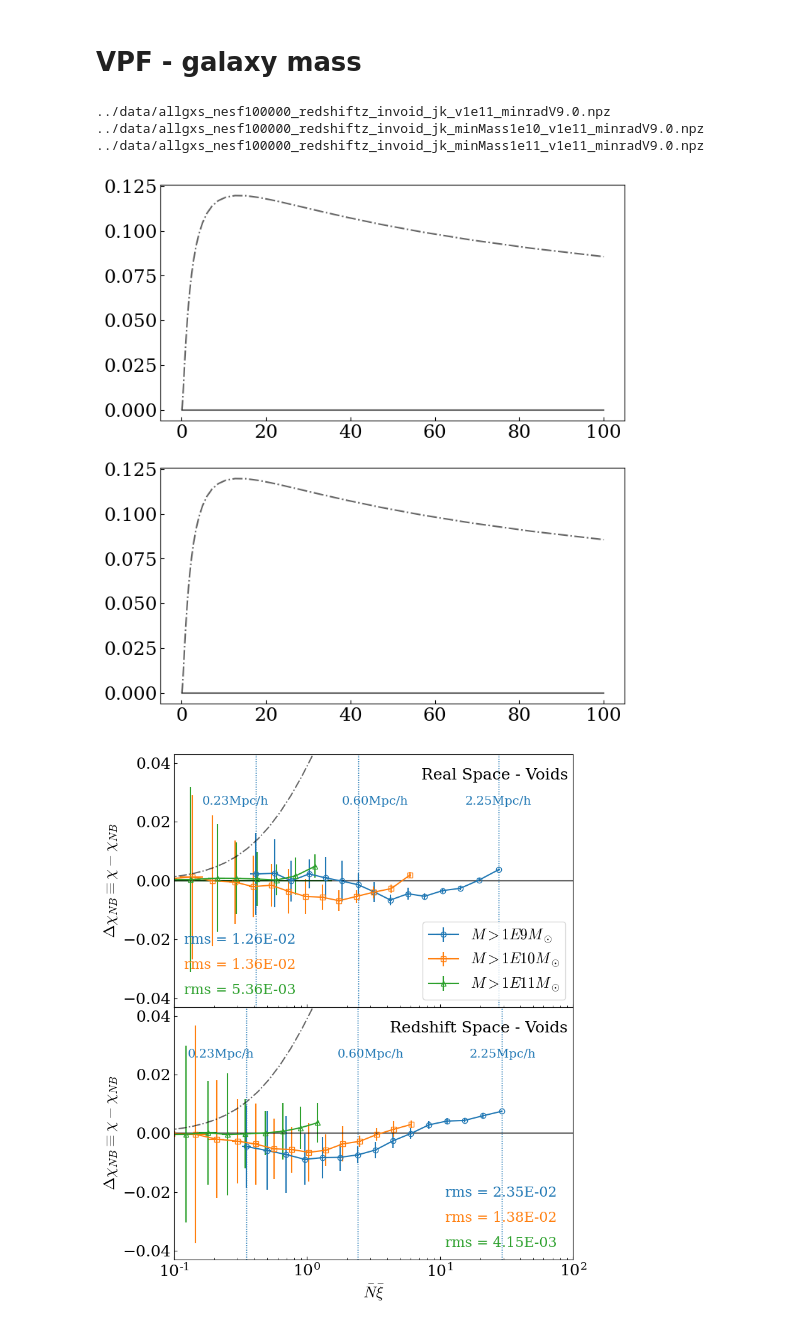
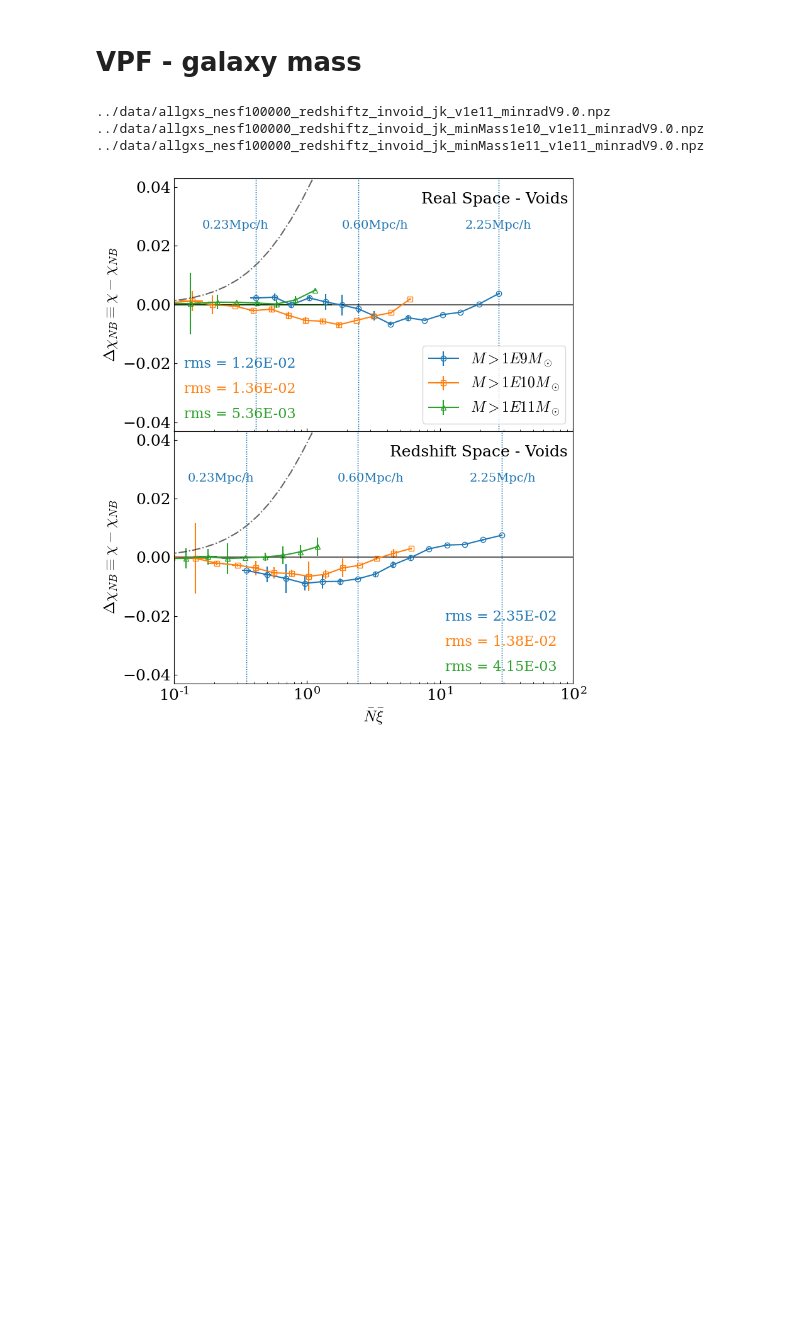
Before and after one commit to FedeDavilaKurban/VPF, a Jupyter notebook: plotsPaperFinal.ipynb, the cells around one changed output. Saved outputs shown, nothing was run; the diff lists cells and outputs as text; code cells hidden in the pictures; blank space fills up the shorter version.

```diff
--- a/plotsPaperFinal.ipynb
+++ b/plotsPaperFinal.ipynb
@@ -55,7 +55,7 @@ xi_mean = stats['arr_8']
 xi_mean_std = stats['arr_9']
 rs = stats['arr_10']
 
-P0err=delta_P0(P0,10E5)
+P0err=delta_P0(P0,1E5)
 NXierr=delta_NXi(NXi,N_mean,N_mean_std,xi_mean,xi_mean_std)
 chierr=delta_chi(chi,P0,P0err,N_mean,N_mean_std)
 
@@ -91,7 +91,7 @@ for file,marker,label,ypos_rms in zip(files,markers,labels,ypos_rmss):
     xi_mean_std = stats['arr_9']
     rs = stats['arr_10']
 
-    P0err=delta_P0(P0,10E5)
+    P0err=delta_P0(P0,1E5)
     NXierr=delta_NXi(NXi,N_mean,N_mean_std,xi_mean,xi_mean_std)
     chierr=delta_chi(chi,P0,P0err,N_mean,N_mean_std)
 
@@ -142,7 +142,7 @@ for file,marker,label,ypos_rms in zip(files,markers,labels,ypos_rmss):
     rs = stats['arr_10']
 
     # Errors
-    P0err=delta_P0(P0,10E5)
+    P0err=delta_P0(P0,1E5)
     NXierr=delta_NXi(NXi,N_mean,N_mean_std,xi_mean,xi_mean_std)
     chierr=delta_chi(chi,P0,P0err,N_mean,N_mean_std)
 
@@ -277,7 +277,7 @@ for file,marker,label,ypos_rms in zip(files,markers,labels,ypos_rmss):
     xi_mean_std = stats['arr_9']
     rs = stats['arr_10']
 
-    P0err=delta_P0(P0,10E5)
+    P0err=delta_P0(P0,1E5)
     NXierr=delta_NXi(NXi,N_mean,N_mean_std,xi_mean,xi_mean_std)
     chierr=delta_chi(chi,P0,P0err,N_mean,N_mean_std)
 
@@ -331,7 +331,7 @@ for file,marker,label,ypos_rms in zip(files,markers,labels,ypos_rmss):
     rs = stats['arr_10']
 
     # Errors
-    P0err=delta_P0(P0,10E5)
+    P0err=delta_P0(P0,1E5)
     NXierr=delta_NXi(NXi,N_mean,N_mean_std,xi_mean,xi_mean_std)
     chierr=delta_chi(chi,P0,P0err,N_mean,N_mean_std)
 
@@ -373,35 +373,34 @@ ax.set_ylim([ylim1,ylim2])
 
 ax.legend(loc=4,fontsize=fs-1,ncol=1,frameon=True)#,framealpha=.6)
 
 ax.set_xticklabels([])
 #ax1.set_yticklabels([])
 
 ax.tick_params(labelsize=fs)
 ax1.tick_params(labelsize=fs)
 
 ax.text(.62,.9,'Real Space - Voids',fontsize=fs,transform=ax.transAxes)
 ax1.text(.54,.9,'Redshift Space - Voids',fontsize=fs,transform=ax1.transAxes)
 
 xlim1,xlim2=1E-1,1E2
 ax.set_xlim(xlim1,xlim2)
 ax1.set_xlim(xlim1,xlim2)
 
 #ax.tick_params(labelsize=fs)
 #ax.text(4,1,'Real Space Inside Voids',fontsize=15)
 
 #plt.suptitle('RVPF inside voids',fontsize=fs)
 plt.tight_layout()
 #plt.subplots_adjust(hspace=0,wspace=0.03)
 plt.subplots_adjust(hspace=0)
 
 plt.savefig('../plots/rVPF_invoid_gxsMass.pdf')
 plt.show()
 # %% [output]
 ../data/allgxs_nesf100000_redshiftz_invoid_jk_v1e11_minradV9.0.npz
 ../data/allgxs_nesf100000_redshiftz_invoid_jk_minMass1e10_v1e11_minradV9.0.npz
 ../data/allgxs_nesf100000_redshiftz_invoid_jk_minMass1e11_v1e11_minradV9.0.npz
-[figure, old version]
+[figure, new version]
-[figure, removed]
 # %%
 import numpy as np
 from cicTools import *
```
Also changed, not shown: parts of 2 cells of this notebook, 2 other files.
